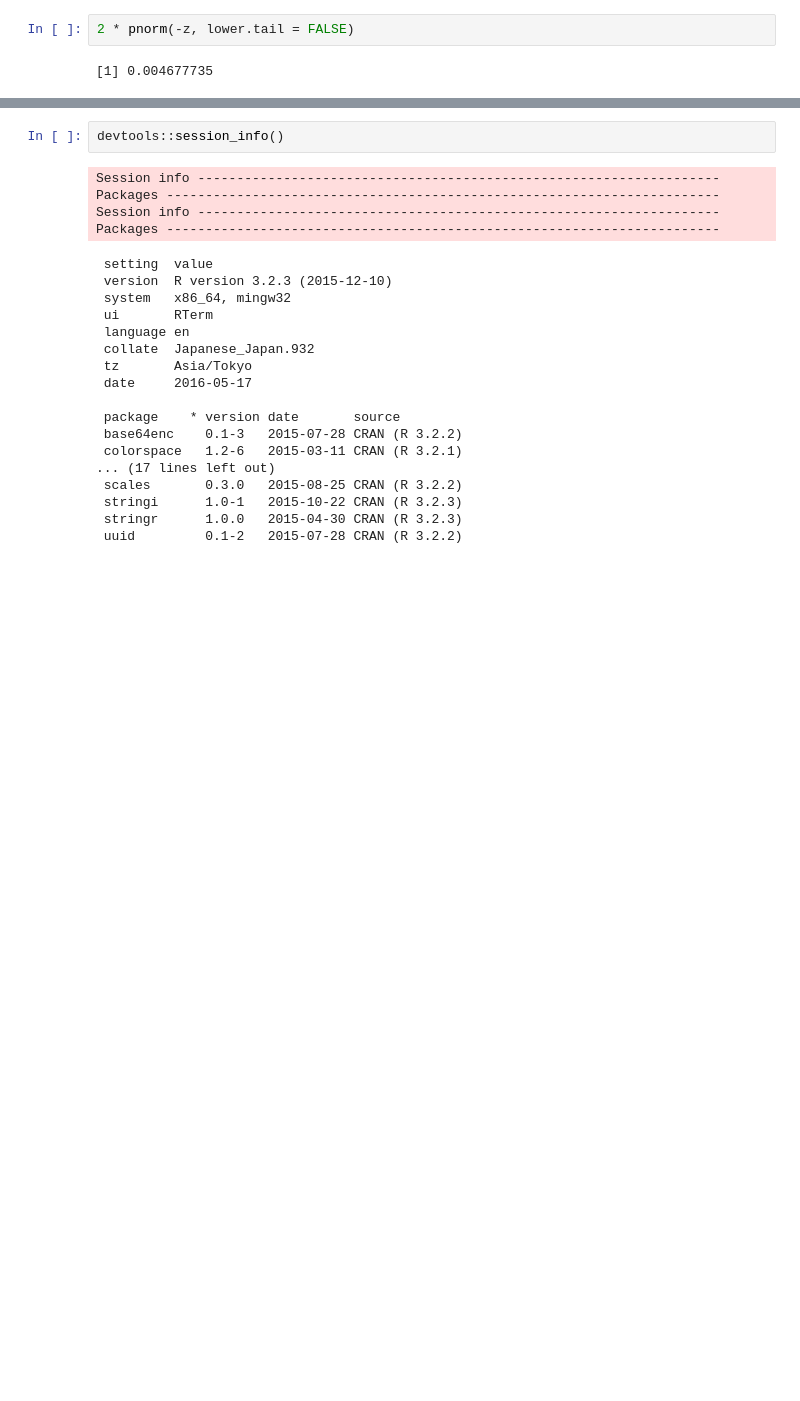
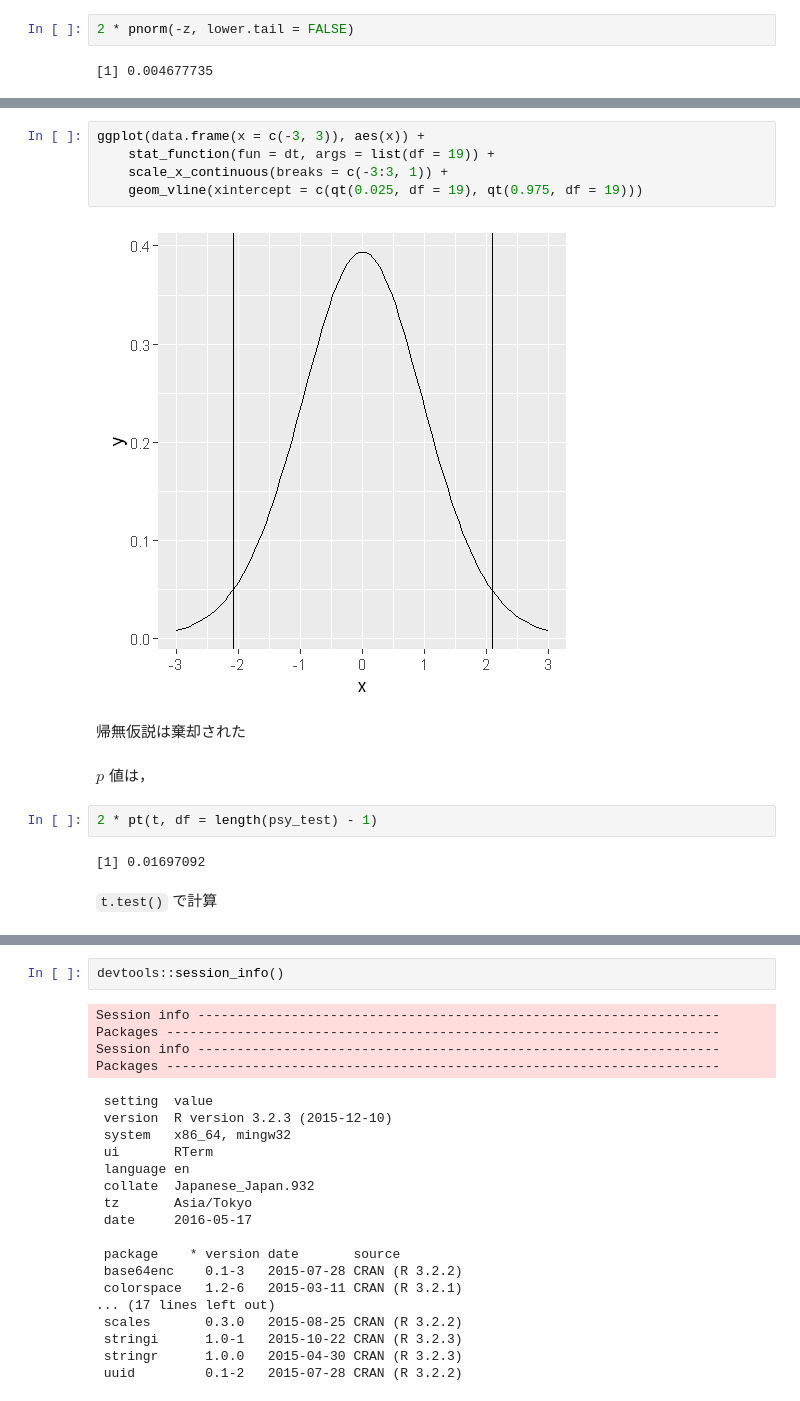
Before and after one commit to whatalnk/r-easy-stat, a Jupyter notebook: Chap05.ipynb, the cells around one changed output, grey strips where cells are left out. Saved outputs shown, nothing was run; the diff lists cells and outputs as text; blank space fills up the shorter version.

```diff
--- a/Chap05.ipynb
+++ b/Chap05.ipynb
@@ -62,0 +138,17 @@ pnorm(-z, lower.tail = FALSE)
+# %%
+ggplot(data.frame(x = c(-3, 3)), aes(x)) +
+    stat_function(fun = dt, args = list(df = 19)) +
+    scale_x_continuous(breaks = c(-3:3, 1)) +
+    geom_vline(xintercept = c(qt(0.025, df = 19), qt(0.975, df = 19)))
+# %% [output]
+[figure, added]
+# %% [markdown]
+帰無仮説は棄却された
+# %% [markdown]
+$p$ 値は，
+# %%
+2 * pt(t, df = length(psy_test) - 1)
+# %% [output]
+[1] 0.01697092
+# %% [markdown]
+`t.test()` で計算
```
Also changed, not shown: parts of 25 cells of this notebook, 1 other file.
